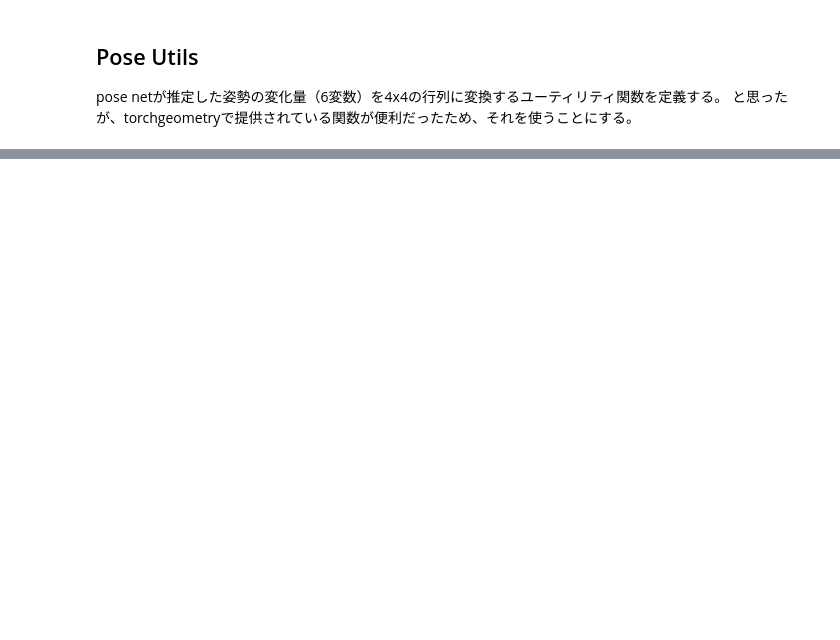
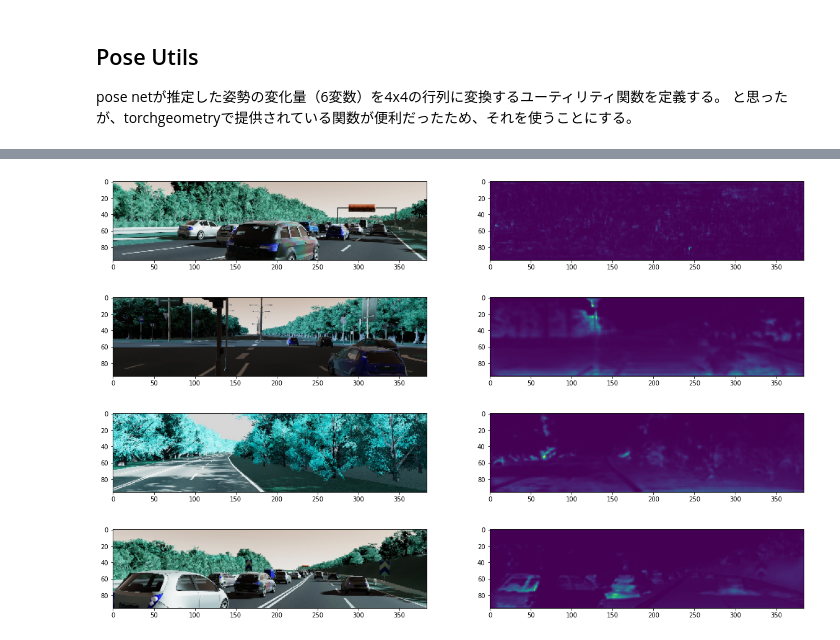
Before and after one commit to yudai09/monocular_depth_estimation_from_scratch, a Jupyter notebook: notebooks/04_train_sfm_model/notebook.ipynb, the cells around one changed output, grey strips where cells are left out. Drawn from its saved outputs; the diff is of its cells as text; code cells hidden in the pictures; blank space fills up the shorter version.

```diff
--- a/notebooks/04_train_sfm_model/notebook.ipynb
+++ b/notebooks/04_train_sfm_model/notebook.ipynb
@@ -22,7 +22,7 @@ depth netは深度マップを推定するネットワークであり、pose net
 import segmentation_models_pytorch as smp
 import torch
 
-depth_net = smp.Unet('resnet18', in_channels=3, encoder_weights="imagenet", classes=1, activation='sigmoid')
+depth_net = smp.Unet('resnet18', in_channels=3, classes=1, activation='sigmoid')
 
 # 入出力確認
 depth_net(torch.zeros(1, 3, 224, 224))
@@ -103,5 +145,6 @@ class PhotometricLoss(torch.nn.Module):
 # %%
-criterion = PhotometricLoss(frame_inds=frame_inds)
+photometric_loss = PhotometricLoss(frame_inds=frame_inds)
+smoothness_loss = SmoothnessLoss()
 # %% [markdown]
 ## Pose Utils
 pose netが推定した姿勢の変化量（6変数）を4x4の行列に変換するユーティリティ関数を定義する。
@@ -122,6 +172,10 @@ import cv2
 
 
 class Transform(Dataset):
+    """
+    ネットワークへの入力に適切な形に変換するクラス。
+    主に画像のリサイズとそれに伴う内部パラメタの補正を行う。
+    """
     def __init__(self, dataset):
         super().__init__()
         self.dataset = dataset
@@ -132,18 +186,21 @@ class Transform(Dataset):
         data = self.dataset[idx]
         for key in data.keys():
             if key.startswith("rgb_") or key.startswith("depth_"):
+                # 画像と深度を変換する
                 image = data[key]
+                # crop
                 image = image[self.crop[1]:self.crop[3], self.crop[0]:self.crop[2]]
                 orig_shape = image.shape
                 dest_size = (int(orig_shape[1] * self.scale), int(orig_shape[0] * self.scale))
-                image = cv2.resize(image, dest_size)
+                # resize
+                image = cv2.resize(image, dest_size, interpolation=cv2.INTER_LINEAR)
                 data[key] = torch.tensor(image).float()
                 if key.startswith("rgb_"):
                     data[key] = data[key].permute(2, 0, 1) # (B, H, W, C) -> (B, C, H, W)
                     data[key] /= 255.0 # normalize
             elif key.startswith("intrinsic_"):
+                # 画像がリサイズとクロップに合わせて内部パラメタを補正する
                 intrinsic = data[key]
-                # apply crop offset and scale
                 intrinsic[0, 2] = intrinsic[0, 2] - self.crop[0]
                 intrinsic[1, 2] = intrinsic[1, 2] - self.crop[1]
                 intrinsic[:2, :] *= self.scale
@@ -161,7 +218,10 @@ train_dataloader = DataLoader(Transform(train_dataset), batch_size=batch_size, s
 # %%
 from torch.optim import Adam
 from tqdm import tqdm
+import matplotlib.pyplot as plt
 
+
+# Single GPU
 device="cuda:0"
 
 depth_net.train().to(device)
@@ -171,36 +231,57 @@ optimizer = Adam([
     {"params": depth_net.parameters()},
     {"params": pose_net.parameters()}],
     lr=lr)
 
-
 for i in range(epochs):
     with tqdm(train_dataloader) as pbar:
-        for batch in pbar:
+        for j, batch in enumerate(pbar):
             # transport batch to device
             batch = {k:v.to(device) for k, v in batch.items()}
 
             optimizer.zero_grad()
 
             # predict depth
             inv_depth = depth_net(batch["rgb_0"])
             inv_depth = inv_depth.squeeze(1)
-            inv_depth = torch.clip(inv_depth, min=0.001, max=100)
+            inv_depth = torch.clip(inv_depth, min=0.001, max=1.0)
             depth = 1 / inv_depth
 
-            # precict pose
+            # predict pose
             image_concat = torch.cat([batch["rgb_0"], batch["rgb_-1"]], axis=1)
             pose = pose_net(image_concat)
             rtmat = tgm.rtvec_to_pose(pose)
 
             # compute loss
             y = {k:v for k, v in batch.items() if k.startswith("rgb_") or k.startswith("intrinsic_")}
             y_pred = {
                 "depth_0": depth,
+                "inv_depth_0": inv_depth,
                 "extrinsic_-1": rtmat,
             }
-            loss, image_warped = criterion(y, y_pred)
+            loss_ph, image_warped = photometric_loss(y, y_pred)
+            loss_sm = smoothness_loss(y, y_pred)
+            loss = (loss_ph * 0.95) + (loss_sm * 0.05)
             loss.backward()
             optimizer.step()
 
+            if j % 500 == 0:
+                # pickup first image and depth to show current status
+                plt.figure(figsize=(20, 20))
+                ax_image = plt.subplot(1, 2, 1)
+                ax_depth = plt.subplot(1, 2, 2)
+                ax_image.imshow(batch["rgb_0"][0].detach().cpu().numpy().transpose(1, 2, 0))
+                ax_depth.imshow(depth[0].detach().cpu().numpy())
+                plt.savefig(f"debug/epoch_{i}_iter_{j}_output.jpeg")
+                plt.show()
+
             # status update
-            pbar.set_description(f"[Epoch {i}] loss: {loss:0.3f}, depth mean {depth.mean():0.3f}")
+            pbar.set_description(
+                f"[Epoch {i}] loss (ph): {loss_ph:0.3f}, " \
+                f"loss (sm) {loss_sm:0.3f}, " \
+                f"depth mean {depth.mean():0.3f}, " \
+                f"trans mag {torch.linalg.vector_norm(pose[..., 3:], ord=2, dim=-1).mean():0.3f}")
+# %% [output]
+[figure, added]
+[figure, added]
+[figure, added]
+[figure, added]
```
Also changed, not shown: parts of 9 cells of this notebook.
